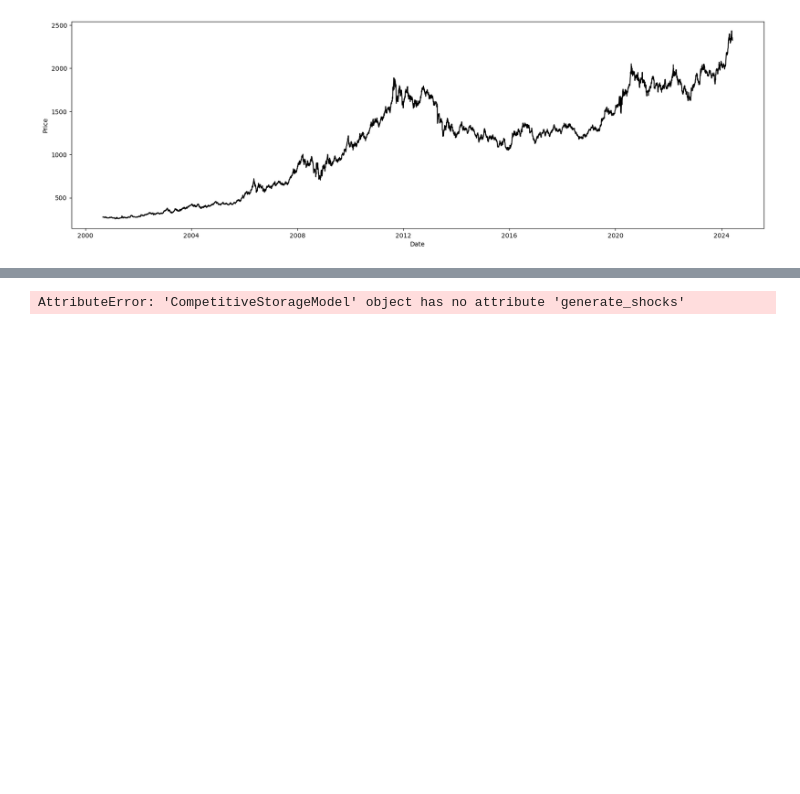
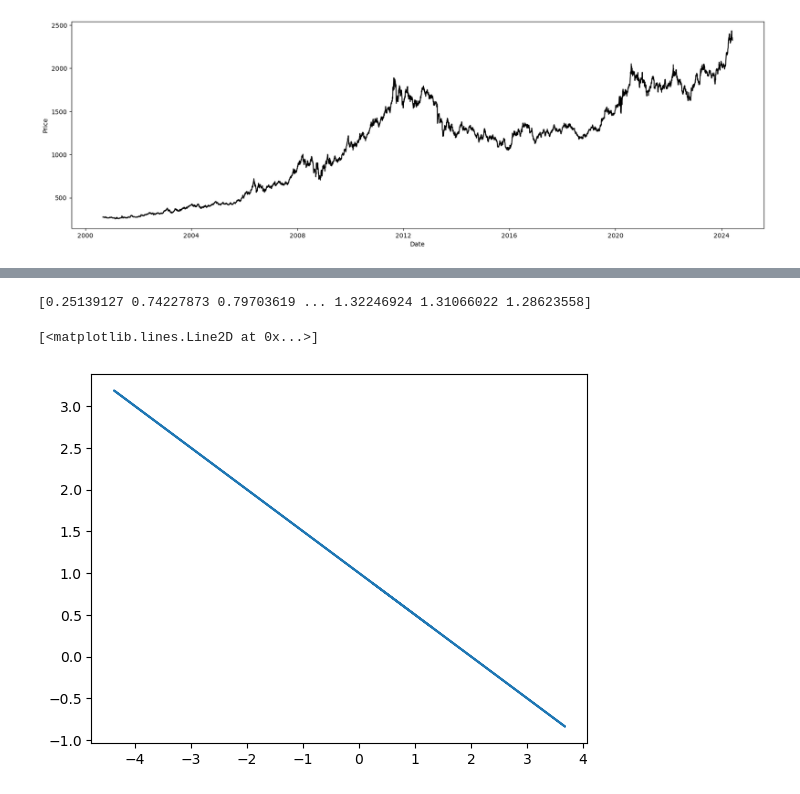
Before and after one commit to jaredandreatta/CommodityPricing, a Jupyter notebook: test.ipynb, the cells around one changed output, grey strips where cells are left out. Saved outputs shown, nothing was run; the diff lists cells and outputs as text; code cells hidden in the pictures; blank space fills up the shorter version.

```diff
--- a/test.ipynb
+++ b/test.ipynb
@@ -55,6 +55,12 @@ print(model)
 # %%
 # Generate shocks
-shocks = model.generate_shocks(100)
+shocks = model.generate_shocks(len(df['Date']))
 print(shocks)
 # %% [output]
-AttributeError: 'CompetitiveStorageModel' object has no attribute 'generate_shocks'
+[0.25139127 0.74227873 0.79703619 ... 1.32246924 1.31066022 1.28623558]
+# %%
+inv = model.inverse_demand(shocks)
+plt.plot(shocks, inv)
+# %% [output]
+[<matplotlib.lines.Line2D at 0x...>]
+[figure, added]
```
Also changed, not shown: parts of 3 cells of this notebook, 1 other file.
